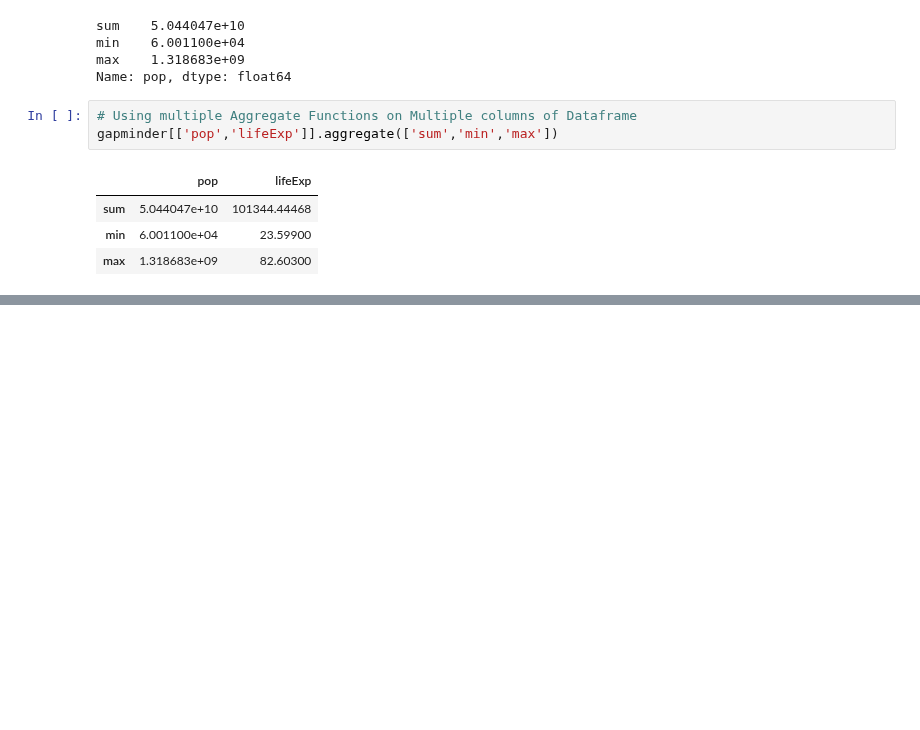
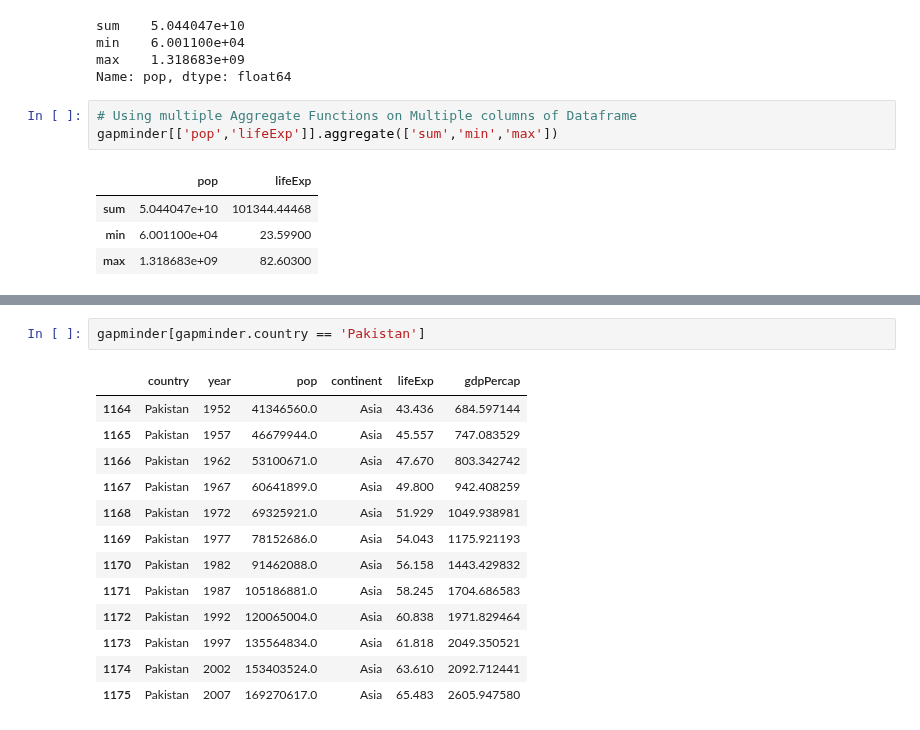
Before and after one commit to tayyabsarfraz/Introduction-to-Data-Analyst-and-Data-Science, a Jupyter notebook: Module no 02- Python for Data Scientists/Pandas for Data Scientists/Lec-2.09_00(Pandas-00-Introduction).ipynb, the cells around one changed output, grey strips where cells are left out. Saved outputs shown, nothing was run; the diff lists cells and outputs as text; blank space fills up the shorter version.

```diff
--- a/Module no 02- Python for Data Scientists/Pandas for Data Scientists/Lec-2.09_00(Pandas-00-Introduction).ipynb
+++ b/Module no 02- Python for Data Scientists/Pandas for Data Scientists/Lec-2.09_00(Pandas-00-Introduction).ipynb
@@ -272,0 +357,16 @@ gapminder[['pop','lifeExp']].aggregate(['sum','min','max'])
+# %%
+gapminder[gapminder.country == 'Pakistan']
+# %% [output]
+|  | country | year | pop | continent | lifeExp | gdpPercap |
+| 1164 | Pakistan | 1952 | 41346560.0 | Asia | 43.436 | 684.597144 |
+| 1165 | Pakistan | 1957 | 46679944.0 | Asia | 45.557 | 747.083529 |
+| 1166 | Pakistan | 1962 | 53100671.0 | Asia | 47.670 | 803.342742 |
+| 1167 | Pakistan | 1967 | 60641899.0 | Asia | 49.800 | 942.408259 |
+| 1168 | Pakistan | 1972 | 69325921.0 | Asia | 51.929 | 1049.938981 |
+| 1169 | Pakistan | 1977 | 78152686.0 | Asia | 54.043 | 1175.921193 |
+| 1170 | Pakistan | 1982 | 91462088.0 | Asia | 56.158 | 1443.429832 |
+| 1171 | Pakistan | 1987 | 105186881.0 | Asia | 58.245 | 1704.686583 |
+| 1172 | Pakistan | 1992 | 120065004.0 | Asia | 60.838 | 1971.829464 |
+| 1173 | Pakistan | 1997 | 135564834.0 | Asia | 61.818 | 2049.350521 |
+| 1174 | Pakistan | 2002 | 153403524.0 | Asia | 63.610 | 2092.712441 |
+| 1175 | Pakistan | 2007 | 169270617.0 | Asia | 65.483 | 2605.947580 |
```
Also changed, not shown: parts of 10 cells of this notebook, 4 other files.
